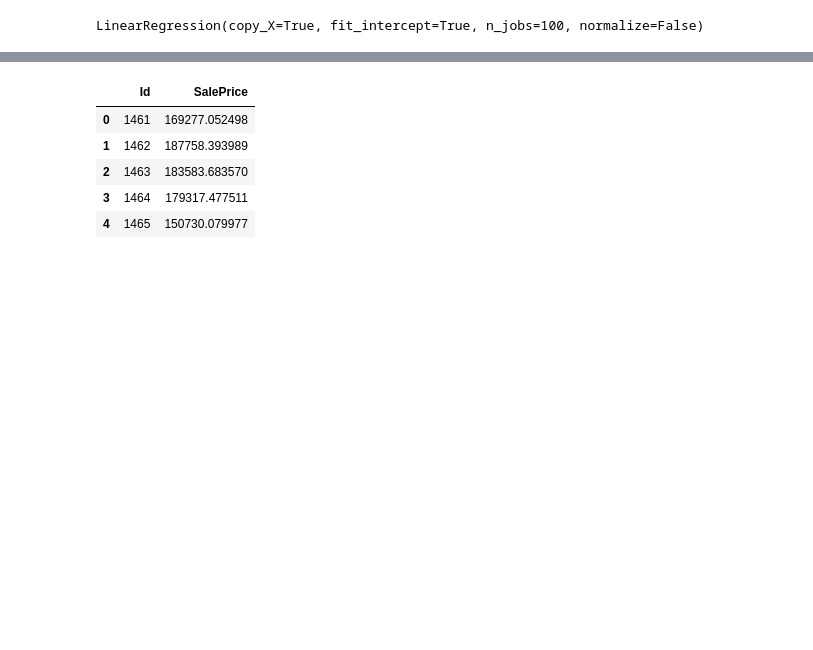
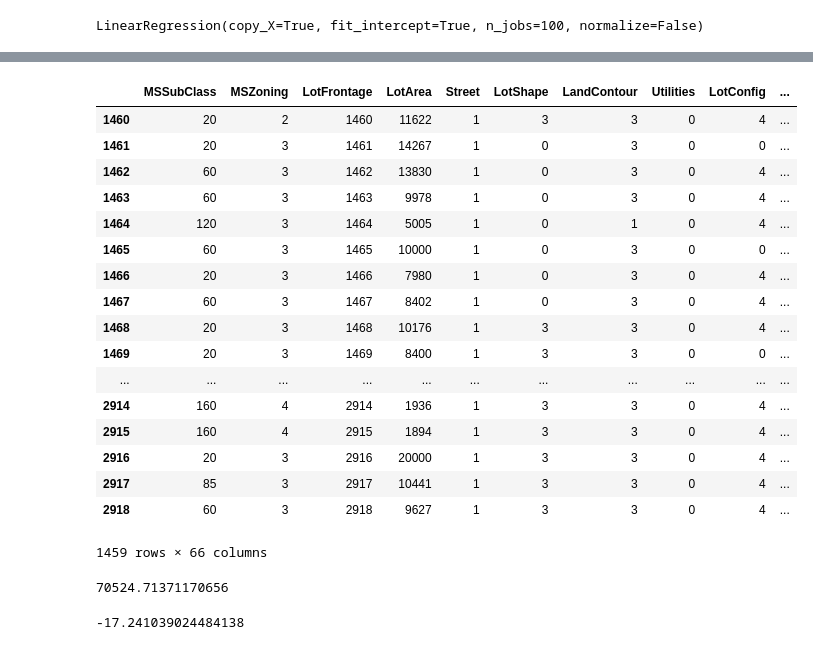
Before and after one commit to Swap1505/Home-price-prediction, a Jupyter notebook: Home.ipynb, the cells around one changed output, grey strips where cells are left out. Drawn from its saved outputs; the diff is of its cells as text; code cells hidden in the pictures; blank space fills up the shorter version.

```diff
--- a/Home.ipynb
+++ b/Home.ipynb
@@ -426,4 +448,4 @@ linreg.fit(X, Y,sample_weight=1000)
 # %% [output]
 LinearRegression(copy_X=True, fit_intercept=True, n_jobs=100, normalize=False)
 # %%
-test = test.drop(['Source','SalePrice'], axis=1)
+test1 = test.drop(['Source','SalePrice'], axis=1)
@@ -446,9 +455,0 @@ Act_price = pd.read_csv("Documents/Compitition/sample_submission.csv")
-# %%
-Act_price.head()
-# %% [output]
-|  | Id | SalePrice |
-| 0 | 1461 | 169277.052498 |
-| 1 | 1462 | 187758.393989 |
-| 2 | 1463 | 183583.683570 |
-| 3 | 1464 | 179317.477511 |
-| 4 | 1465 | 150730.079977 |
@@ -456,0 +458,21 @@ aa = pd.concat([test, Act_price],axis = 0,verify_integrity=True, ignore_index=Fa
+# %%
+test1
+# %% [output]
+|  | MSSubClass | MSZoning | LotFrontage | LotArea | Street | LotShape | LandContour | Utilities | LotConfig | ... |
+| 1460 | 20 | 2 | 1460 | 11622 | 1 | 3 | 3 | 0 | 4 | ... |
+| 1461 | 20 | 3 | 1461 | 14267 | 1 | 0 | 3 | 0 | 0 | ... |
+| 1462 | 60 | 3 | 1462 | 13830 | 1 | 0 | 3 | 0 | 4 | ... |
+| 1463 | 60 | 3 | 1463 | 9978 | 1 | 0 | 3 | 0 | 4 | ... |
+| 1464 | 120 | 3 | 1464 | 5005 | 1 | 0 | 1 | 0 | 4 | ... |
+| 1465 | 60 | 3 | 1465 | 10000 | 1 | 0 | 3 | 0 | 0 | ... |
+| 1466 | 20 | 3 | 1466 | 7980 | 1 | 0 | 3 | 0 | 4 | ... |
+| 1467 | 60 | 3 | 1467 | 8402 | 1 | 0 | 3 | 0 | 4 | ... |
+| 1468 | 20 | 3 | 1468 | 10176 | 1 | 3 | 3 | 0 | 4 | ... |
+| 1469 | 20 | 3 | 1469 | 8400 | 1 | 3 | 3 | 0 | 0 | ... |
+| ... | ... | ... | ... | ... | ... | ... | ... | ... | ... | ... |
+| 2914 | 160 | 4 | 2914 | 1936 | 1 | 3 | 3 | 0 | 4 | ... |
+| 2915 | 160 | 4 | 2915 | 1894 | 1 | 3 | 3 | 0 | 4 | ... |
+| 2916 | 20 | 3 | 2916 | 20000 | 1 | 3 | 3 | 0 | 4 | ... |
+| 2917 | 85 | 3 | 2917 | 10441 | 1 | 3 | 3 | 0 | 4 | ... |
+| 2918 | 60 | 3 | 2918 | 9627 | 1 | 3 | 3 | 0 | 4 | ... |
+1459 rows × 66 columns
@@ -456,0 +481,10 @@ aa = pd.concat([test, Act_price],axis = 0,verify_integrity=True, ignore_index=Fa
+# %%
+from sklearn import metrics
+# calculate RMSE using scikit-learn
+print(np.sqrt(metrics.mean_squared_error(Ac, y_pred)))
+# %% [output]
+70524.71371170656
+# %%
+print(metrics.r2_score(Ac, y_pred))
+# %% [output]
+-17.241039024484138
```
Also changed, not shown: parts of 35 cells of this notebook.
